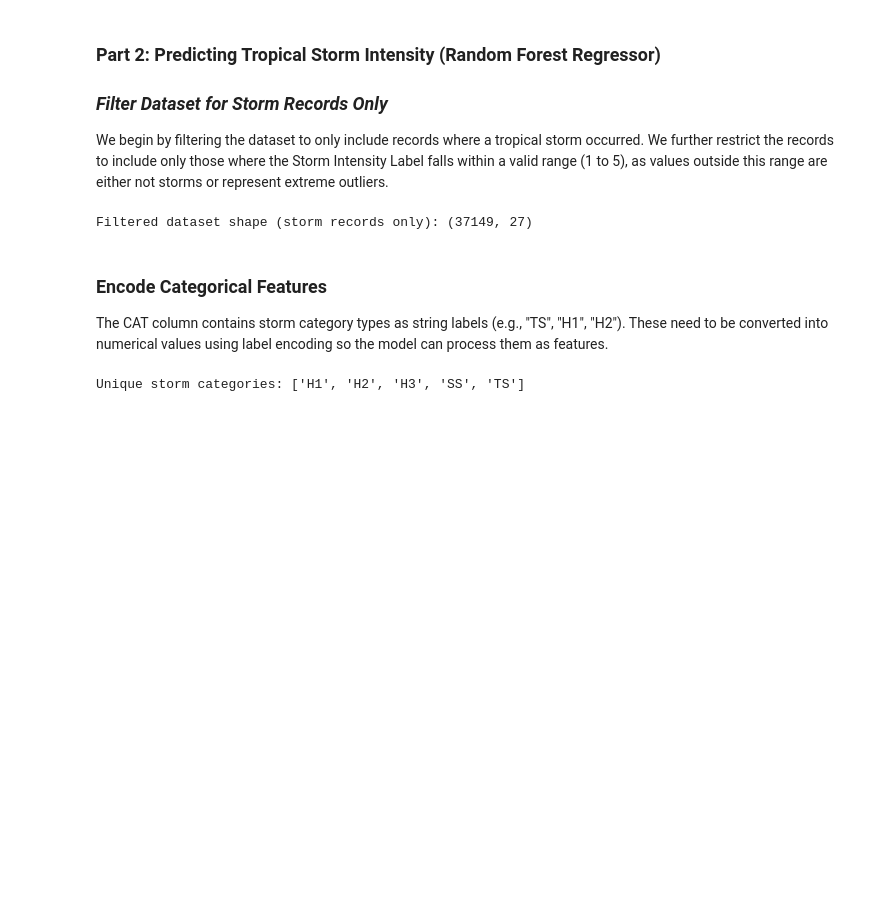
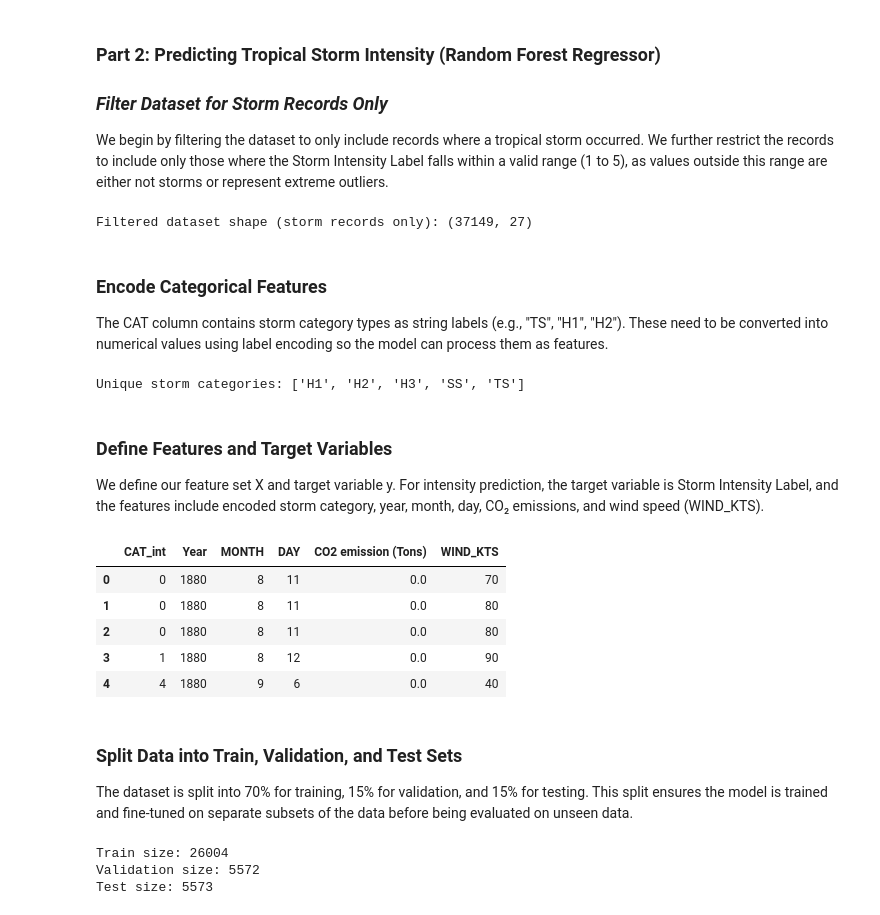
Before and after one commit to Intelligent-System-Project25/IS_Project, a Jupyter notebook: Random_Forest_Classifier.ipynb, the cells around one changed output. Cells and saved outputs as stored; diff of their text form; code cells hidden in the pictures; blank space fills up the shorter version.

Commit message:
Part 2: Define Features and Target

```diff
--- a/Random_Forest_Classifier.ipynb
+++ b/Random_Forest_Classifier.ipynb
@@ -253,3 +254,39 @@ storms["CAT_int"] = le.fit_transform(storms["CAT"].astype(str))
 print("Unique storm categories:", list(le.classes_))
 # %% [output]
 Unique storm categories: ['H1', 'H2', 'H3', 'SS', 'TS']
+# %% [markdown]
+### Define Features and Target Variables
+We define our feature set X and target variable y. For intensity prediction, the target variable is Storm Intensity Label, and the features include encoded storm category, year, month, day, CO₂ emissions, and wind speed (WIND_KTS).
+# %%
+# Define features and target
+X_intensity = storms[["CAT_int", "Year", "MONTH", "DAY", "CO2 emission (Tons)", "WIND_KTS"]]
+y_intensity = storms["Storm Intensity Label"]
+
+# Preview the data
+X_intensity.head()
+# %% [output]
+|  | CAT_int | Year | MONTH | DAY | CO2 emission (Tons) | WIND_KTS |
+| 0 | 0 | 1880 | 8 | 11 | 0.0 | 70 |
+| 1 | 0 | 1880 | 8 | 11 | 0.0 | 80 |
+| 2 | 0 | 1880 | 8 | 11 | 0.0 | 80 |
+| 3 | 1 | 1880 | 8 | 12 | 0.0 | 90 |
+| 4 | 4 | 1880 | 9 | 6 | 0.0 | 40 |
+# %% [markdown]
+### Split Data into Train, Validation, and Test Sets
+The dataset is split into 70% for training, 15% for validation, and 15% for testing. This split ensures the model is trained and fine-tuned on separate subsets of the data before being evaluated on unseen data.
+# %%
+# 70% train, 15% validation, 15% test
+X_train_int, X_temp_int, y_train_int, y_temp_int = train_test_split(
+    X_intensity, y_intensity, test_size=0.30, random_state=42
+)
+X_val_int, X_test_int, y_val_int, y_test_int = train_test_split(
+    X_temp_int, y_temp_int, test_size=0.50, random_state=42
+)
+
+print(f"Train size: {len(X_train_int)}")
+print(f"Validation size: {len(X_val_int)}")
+print(f"Test size: {len(X_test_int)}")
+# %% [output]
+Train size: 26004
+Validation size: 5572
+Test size: 5573
```
Also changed, not shown: parts of 1 cell of this notebook.
